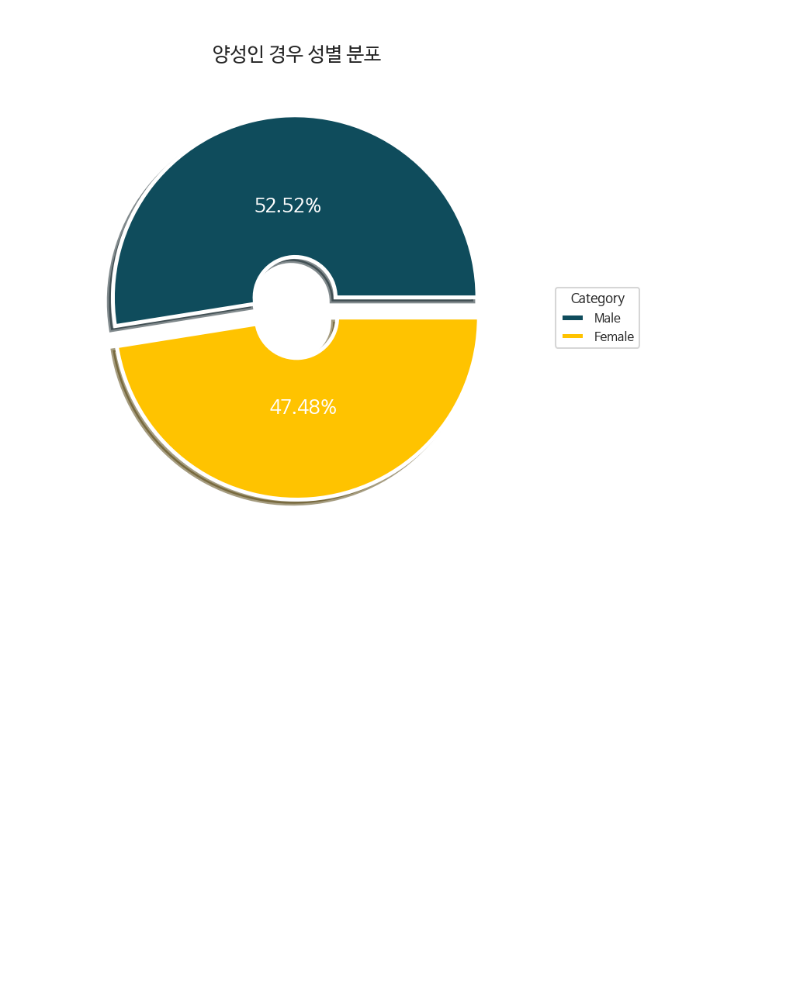
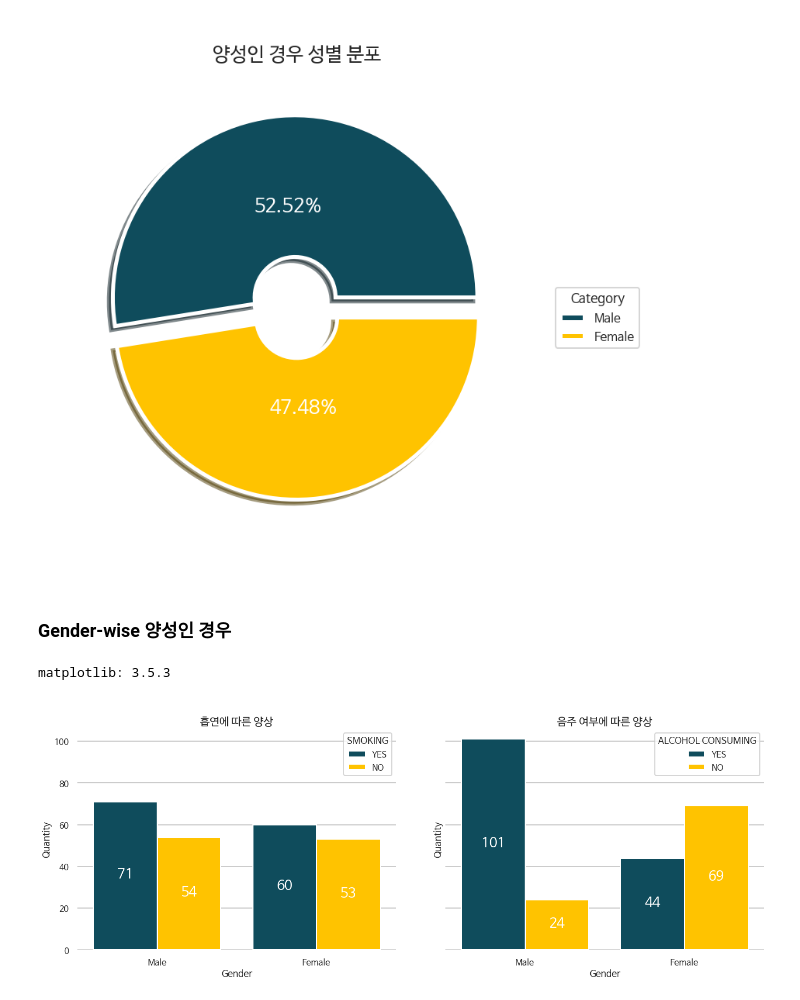
Before and after one commit to MinsooKwak/Kaggle_note, a Jupyter notebook: Data_science/lung_cancer_analysis_note.ipynb, the cells around one changed output. Saved outputs shown, nothing was run; the diff lists cells and outputs as text; code cells hidden in the pictures; blank space fills up the shorter version.

```diff
--- a/Data_science/lung_cancer_analysis_note.ipynb
+++ b/Data_science/lung_cancer_analysis_note.ipynb
@@ -447,3 +447,10 @@ plt.title("\n양성인 경우 성별 분포",fontsize=25)
 plt.show()
 # %% [output]
 [figure]
+# %% [markdown]
+### Gender-wise 양성인 경우
+# %%
+import matplotlib
+print('matplotlib: {}'.format(matplotlib.__version__))
+# %% [output]
+matplotlib: 3.5.3
@@ -449,0 +460,31 @@ plt.show()
+# %%
+fig, axes = plt.subplots(1,2,figsize=(20,8), sharex=True, sharey=True)
+plt.tight_layout(pad=4.0)
+
+# 흡연 여부에 따른 양상
+sns.countplot(data=df_temp_pos, x='GENDER', hue='SMOKING', hue_order=['YES','NO'],
+              ax=axes[0], palette=["#0f4c5c","#FFC300"], saturation=1)
+axes[0].set_title('\n흡연에 따른 양상', fontsize=20)
+axes[0].set_xlabel('Gender')
+axes[0].set_ylabel('Quantity')
+
+### matplotlib 3.4 이상부터 사용 가능
+for container in axes[0].containers:
+  axes[0].bar_label(container, label_type='center', padding=2, size=25, color='white', rotation=0)
+
+# 음주 여부에 따른 양상
+sns.countplot(data=df_temp_pos, x='GENDER', hue='ALCOHOL CONSUMING', hue_order=['YES','NO'], ax=axes[1],
+              palette=["#0f4c5c","#FFC300"], saturation=1)
+axes[1].set_title('\n음주 여부에 따른 양상',fontsize=20)
+axes[1].set_xlabel('Gender')
+axes[1].set_ylabel('Quantity')
+
+### matplotlib 3.4 이상부터 사용 가능
+for container in axes[1].containers:
+  axes[1].bar_label(container, label_type='center', padding=2, size=25, color='white', rotation=0)
+
+# Spine 없애기
+sns.despine(left=True, bottom=True)
+plt.show()
+# %% [output]
+[figure, added]
```
Also changed, not shown: parts of 3 cells of this notebook.
